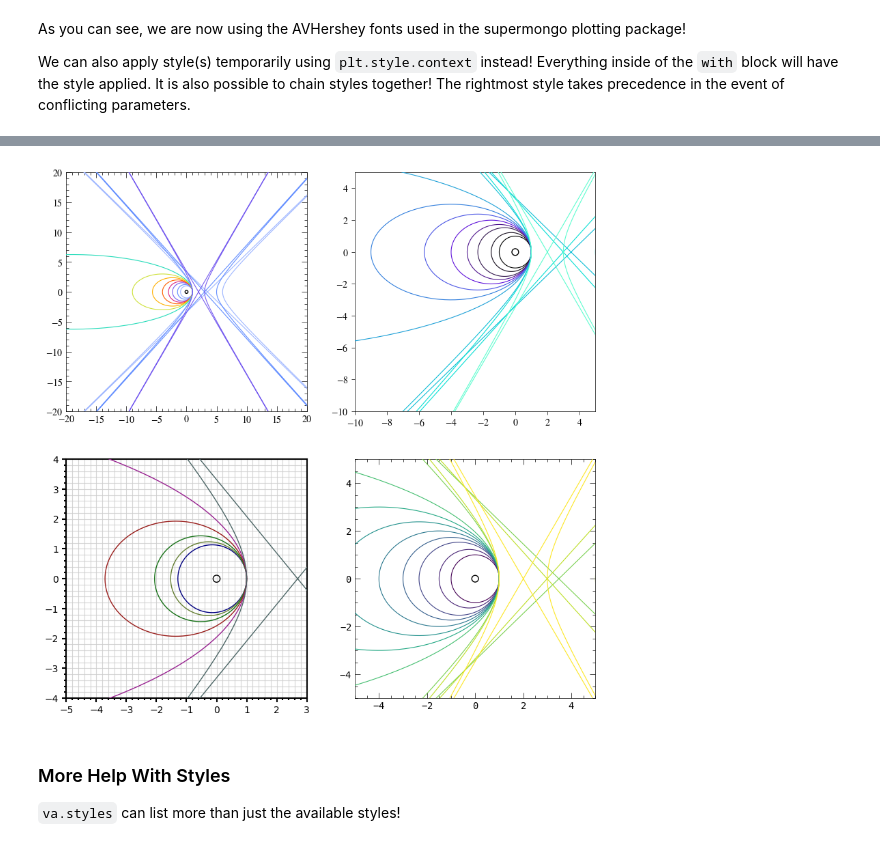
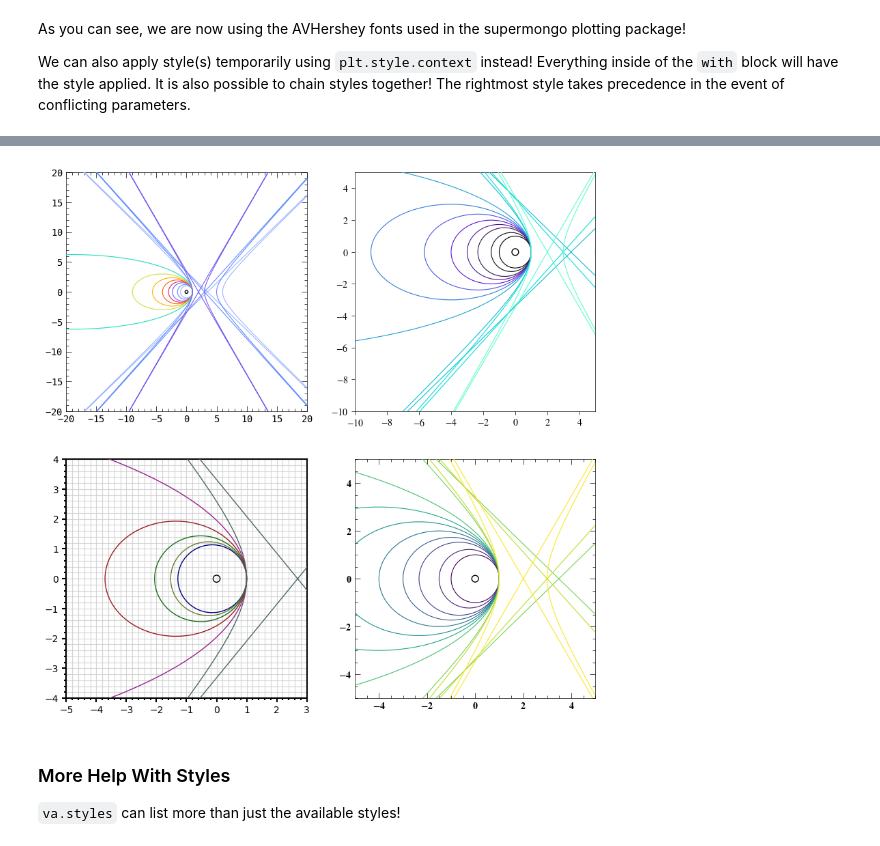
Before and after one commit to elkogerville/VisualAstro, a Jupyter notebook: examples/style_guide.ipynb, the cells around one changed output, grey strips where cells are left out. Cells and saved outputs as stored; diff of their text form; code cells hidden in the pictures.

```diff
--- a/examples/style_guide.ipynb
+++ b/examples/style_guide.ipynb
@@ -135,29 +137,29 @@ with plt.style.context(['full', 'dark_background']):
 # %%
 fig = plt.figure(figsize=(10, 10))
 gs = fig.add_gridspec(2, 2)
 
-with plt.style.context(['full', 'stix']):
+with plt.style.context(['full', 'cm-mono']):
     ax1 = fig.add_subplot(gs[0, 0])
     va.scatter(0, 0, color='k', fc='none', s=10, ax=ax1)
     va.plot(x_vals, y_vals, limits=20, color='astro_seq', ax=ax1)
 
 with plt.style.context(['minimal', 'stix']):
     ax2 = fig.add_subplot(gs[0, 1])
     va.scatter(0, 0, color='k', fc='none', s=50, ax=ax2)
     va.plot(x_vals, y_vals, limits=[-10, 5], color=11, cmap='cosmic', ax=ax2)
 
 
 with plt.style.context(['thorlabs']):
     ax3 = fig.add_subplot(gs[1, 0])
     va.plot_colorset('cardstock_dark', ax=ax3, legend=False)
 
-with plt.style.context(['full', 'courier']):
+with plt.style.context(['full', 'concrete-bold']):
     ax4 = fig.add_subplot(gs[1, 1])
     va.scatter(0, 0, color='k', fc='none', s=50, ax=ax4)
     va.plot(x_vals, y_vals, lim=5, color=11, cmap='viridis', ax=ax4)
 plt.show()
 # %% [output]
-[figure, old version]
+[figure, new version]
 # %% [markdown]
 ### More Help With Styles
 
```
Also changed, not shown: parts of 13 cells of this notebook.
